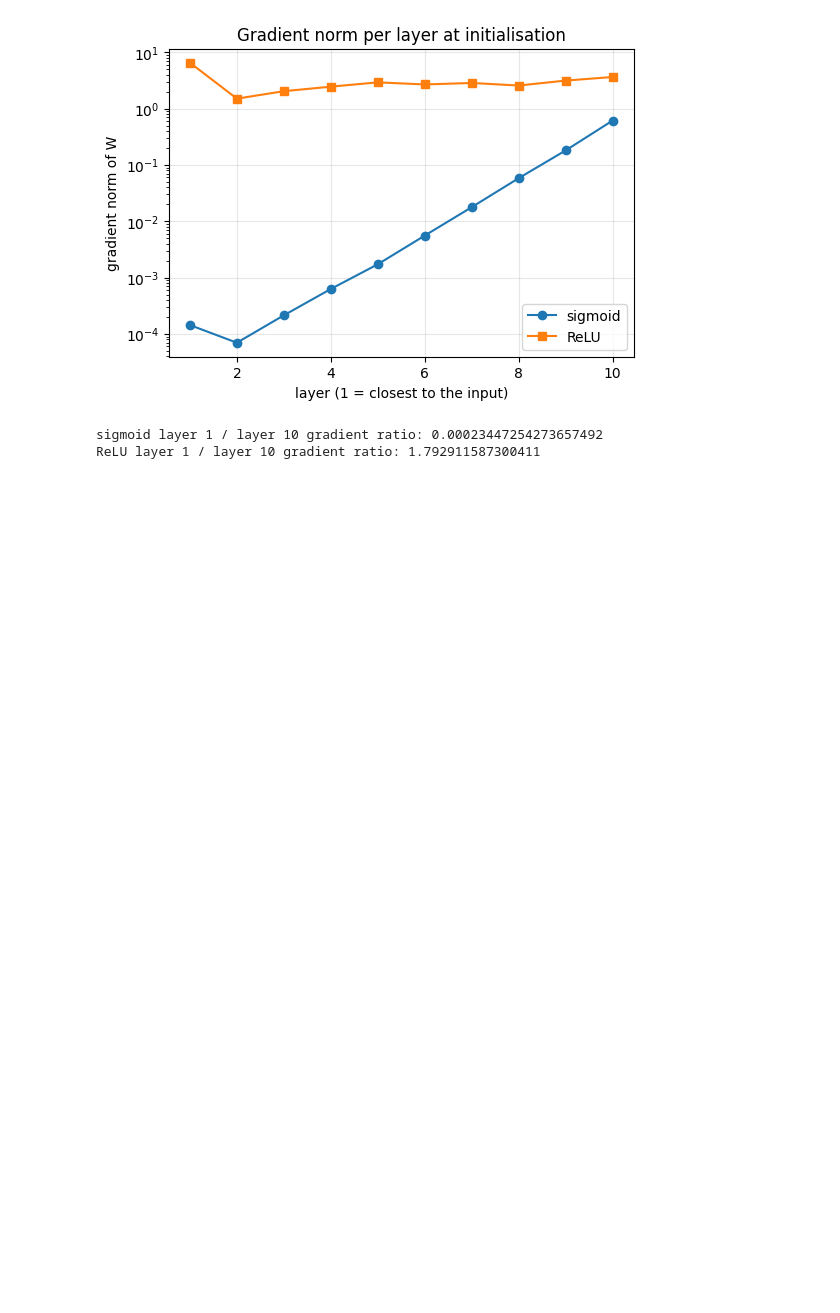
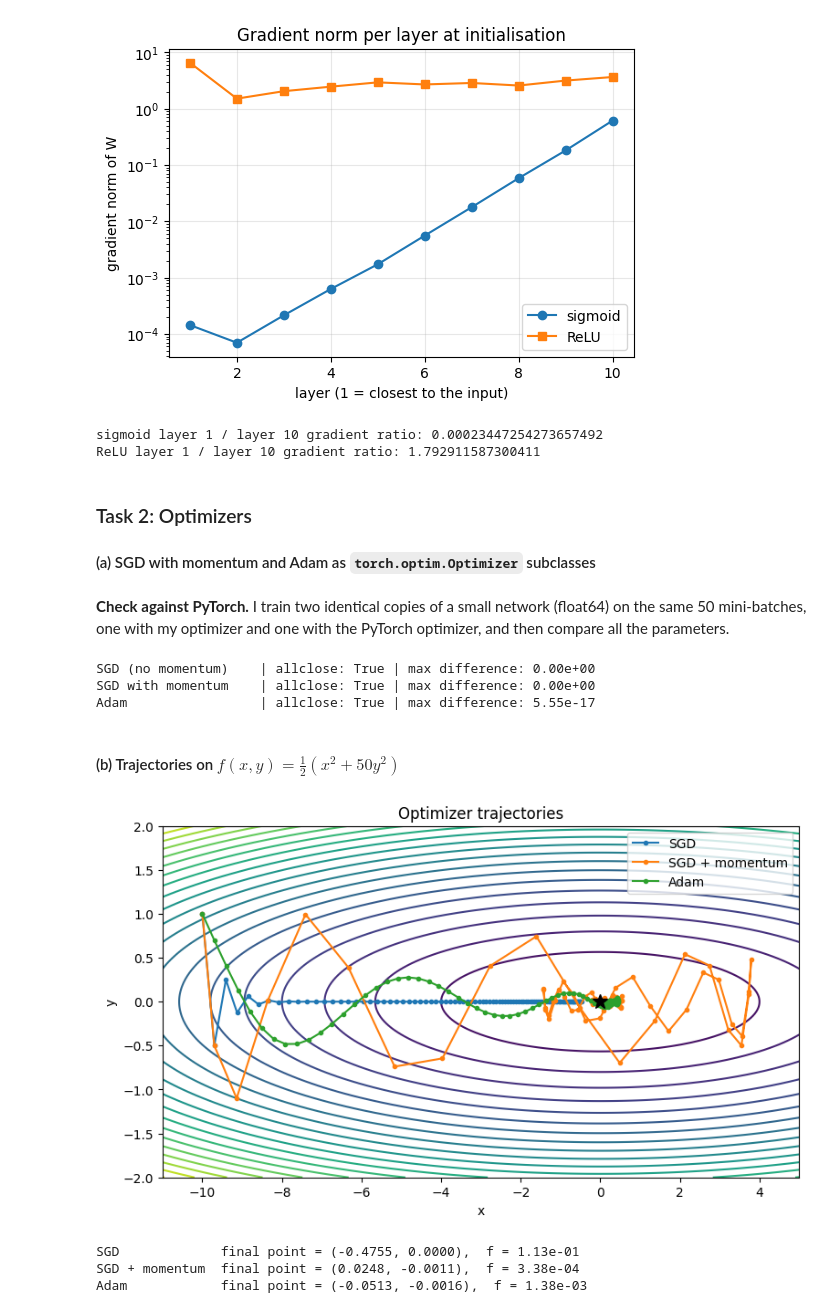
Before and after one commit to Nithira17/EN4554-Assignment_2-CNNs, a Jupyter notebook: assignment_2.ipynb, the cells around one changed output. Cells and saved outputs as stored; diff of their text form; code cells hidden in the pictures; blank space fills up the shorter version.

Commit message:
Task 2 completed

```diff
--- a/assignment_2.ipynb
+++ b/assignment_2.ipynb
@@ -281,3 +281,7 @@ for name in norms:
 [figure]
 sigmoid layer 1 / layer 10 gradient ratio: 0.00023447254273657492
 ReLU layer 1 / layer 10 gradient ratio: 1.792911587300411
+# %% [markdown]
+### Task 2: Optimizers
+
+#### (a) SGD with momentum and Adam as `torch.optim.Optimizer` subclasses
@@ -283,0 +331,75 @@ ReLU layer 1 / layer 10 gradient ratio: 1.792911587300411
+# %% [markdown]
+**Check against PyTorch.** I train two identical copies of a small network (float64) on the same 50 mini-batches, one with my optimizer and one with the PyTorch optimizer, and then compare all the parameters.
+# %%
+import copy
+
+def compare(my_opt, torch_opt):
+    torch.manual_seed(0)
+    model1 = nn.Sequential(nn.Flatten(), nn.Linear(3072, 32), nn.ReLU(), nn.Linear(32, 10)).double()
+    model2 = copy.deepcopy(model1)
+    opt1 = my_opt(model1.parameters())
+    opt2 = torch_opt(model2.parameters())
+    for step in range(50):
+        xb = X_train[step * 64:(step + 1) * 64].double()
+        yb = y_train[step * 64:(step + 1) * 64]
+        for model, opt in [(model1, opt1), (model2, opt2)]:
+            opt.zero_grad()
+            F.cross_entropy(model(xb), yb).backward()
+            opt.step()
+    same = all(torch.allclose(a, b) for a, b in zip(model1.parameters(), model2.parameters()))
+    diff = max((a - b).abs().max().item() for a, b in zip(model1.parameters(), model2.parameters()))
+    return same, diff
+
+tests = [
+    ('SGD (no momentum)', lambda p: MySGD(p, lr=0.01),                 lambda p: torch.optim.SGD(p, lr=0.01)),
+    ('SGD with momentum', lambda p: MySGD(p, lr=0.01, momentum=0.9),   lambda p: torch.optim.SGD(p, lr=0.01, momentum=0.9)),
+    ('Adam',              lambda p: MyAdam(p, lr=1e-3),                lambda p: torch.optim.Adam(p, lr=1e-3)),
+]
+for name, mine, theirs in tests:
+    same, diff = compare(mine, theirs)
+    print(f'{name:20s} | allclose: {same} | max difference: {diff:.2e}')
+# %% [output]
+SGD (no momentum)    | allclose: True | max difference: 0.00e+00
+SGD with momentum    | allclose: True | max difference: 0.00e+00
+Adam                 | allclose: True | max difference: 5.55e-17
+# %% [markdown]
+#### (b) Trajectories on $f(x,y) = \frac{1}{2}(x^2 + 50y^2)$
+# %%
+def f(p):
+    return 0.5 * (p[0] ** 2 + 50 * p[1] ** 2)
+
+def run(opt_class, steps=100, **kwargs):
+    p = torch.tensor([-10.0, 1.0], requires_grad=True)
+    opt = opt_class([p], **kwargs)
+    path = [p.detach().clone().numpy()]
+    for _ in range(steps):
+        opt.zero_grad()
+        f(p).backward()
+        opt.step()
+        path.append(p.detach().clone().numpy())
+    return np.array(path)
+
+paths = {
+    'SGD': run(MySGD, lr=0.03),
+    'SGD + momentum': run(MySGD, lr=0.03, momentum=0.9),
+    'Adam': run(MyAdam, lr=0.3),
+}
+
+# contour plot of f
+xs, ys = np.meshgrid(np.linspace(-11, 5, 300), np.linspace(-2, 2, 300))
+Z = 0.5 * (xs ** 2 + 50 * ys ** 2)
+plt.figure(figsize=(9, 5))
+plt.contour(xs, ys, Z, levels=20)
+for name, path in paths.items():
+    plt.plot(path[:, 0], path[:, 1], '.-', label=name)
+plt.plot(0, 0, 'k*', markersize=12)
+plt.xlabel('x'); plt.ylabel('y'); plt.title('Optimizer trajectories'); plt.legend()
+plt.show()
+
+for name, path in paths.items():
+    print(f'{name:15s} final point = ({path[-1, 0]:.4f}, {path[-1, 1]:.4f}),  f = {f(torch.tensor(path[-1])).item():.2e}')
+# %% [output]
+[figure, added]
+SGD             final point = (-0.4755, 0.0000),  f = 1.13e-01
+SGD + momentum  final point = (0.0248, -0.0011),  f = 3.38e-04
+Adam            final point = (-0.0513, -0.0016),  f = 1.38e-03
```
Also changed, not shown: parts of 5 cells of this notebook.
